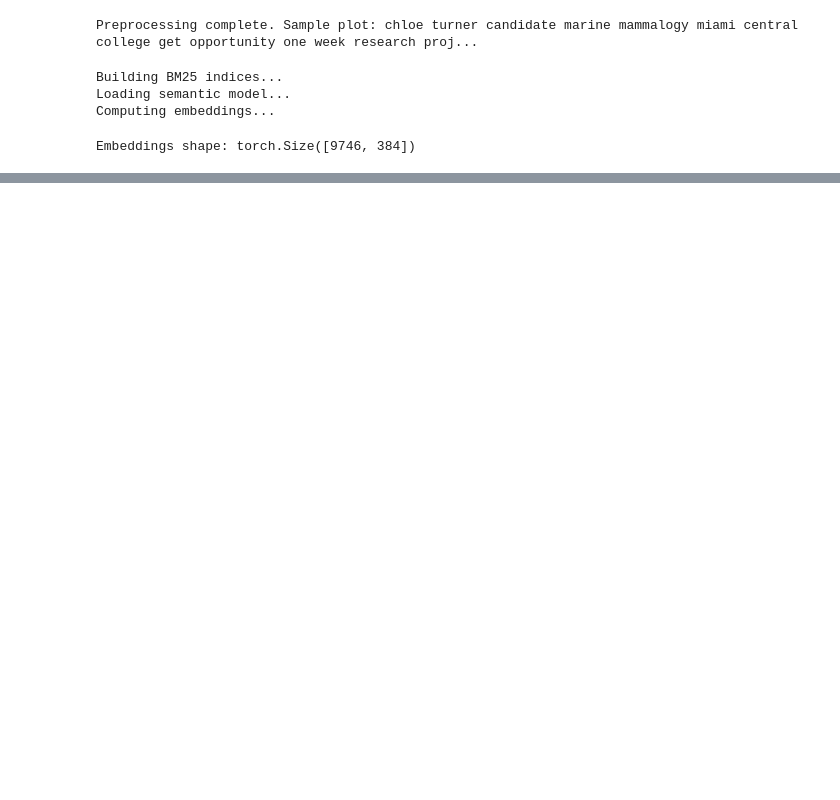
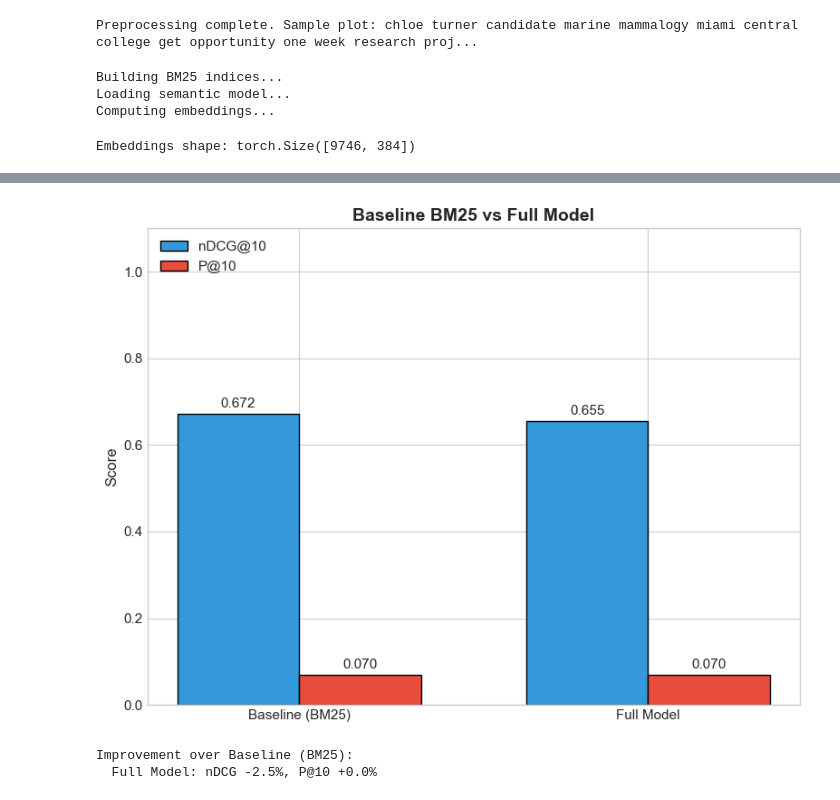
Before and after one commit to TheoXiong7/UIUCinema, a Jupyter notebook: Train.ipynb, the cells around one changed output, grey strips where cells are left out. Saved outputs shown, nothing was run; the diff lists cells and outputs as text; code cells hidden in the pictures; blank space fills up the shorter version.

```diff
--- a/Train.ipynb
+++ b/Train.ipynb
@@ -606,5 +347,5 @@ Model saved to models/ with config: {'alpha': 0.7, 'w_plot': 0.5, 'w_kw': 0.3, '
 # %%
-# Cell 13: Interactive search function for deployment
+# Interactive search function for testing
 def search(query, top_k=10):
     """Production search function."""
     idx, scores = two_stage_search(query, alpha=alpha, stage1_k=200, top_k=top_k, use_prf=True)
@@ -612,16 +353,14 @@ def search(query, top_k=10):
     results['score'] = scores
     return results
 
-# Test
+# quick test
 test_queries = [
-    "A man discovers he can see dead people",
-    "Superhero fights crime in a dark city",
-    "Scientists trapped on an island with dinosaurs"
+    "teenagers singing at school musical",
+    "werewolf supernatural Beacon Hills",
+    "marine biologist studies whales"
 ]
 
 for q in test_queries:
     print(f"\nQuery: {q}")
-    results = search(q, top_k=3)
-    for _, row in results.iterrows():
-        print(f"  {row['movie_title']} ({row['score']:.3f})")
+    print(f"Top relevant: {list(search(q, top_k=5)['movie_title'])}")
 # %% [output]
@@ -641,0 +448,55 @@ Query: Scientists trapped on an island with dinosaurs
+# %%
+# Plot evaluation results as bar graph
+import matplotlib.pyplot as plt
+
+plt.style.use('seaborn-v0_8-whitegrid')
+fig, ax = plt.subplots(figsize=(8, 6))
+
+methods = [r['method'] for r in eval_results]
+ndcg_scores = [r['ndcg@10'] for r in eval_results]
+prec_scores = [r['p@10'] for r in eval_results]
+
+x = np.arange(len(methods))
+width = 0.35
+
+bars1 = ax.bar(x - width/2, ndcg_scores, width, label='nDCG@10', color='#3498db', edgecolor='black')
+bars2 = ax.bar(x + width/2, prec_scores, width, label='P@10', color='#e74c3c', edgecolor='black')
+
+ax.set_ylabel('Score', fontsize=12)
+ax.set_title('Baseline BM25 vs Full Model', fontsize=14, fontweight='bold')
+ax.set_xticks(x)
+ax.set_xticklabels(methods, fontsize=11)
+ax.legend(loc='upper left')
+ax.set_ylim(0, 1.1)
+
+# Add value labels on bars
+for bar in bars1:
+    height = bar.get_height()
+    ax.annotate(f'{height:.3f}',
+                xy=(bar.get_x() + bar.get_width() / 2, height),
+                xytext=(0, 3), textcoords="offset points",
+                ha='center', va='bottom', fontsize=11)
+
+for bar in bars2:
+    height = bar.get_height()
+    ax.annotate(f'{height:.3f}',
+                xy=(bar.get_x() + bar.get_width() / 2, height),
+                xytext=(0, 3), textcoords="offset points",
+                ha='center', va='bottom', fontsize=11)
+
+plt.tight_layout()
+plt.show()
+
+# Print improvement summary
+print("\nImprovement over Baseline (BM25):")
+baseline_ndcg = eval_results[0]['ndcg@10']
+baseline_prec = eval_results[0]['p@10']
+
+r = eval_results[1]
+ndcg_imp = ((r['ndcg@10'] - baseline_ndcg) / baseline_ndcg * 100) if baseline_ndcg > 0 else 0
+prec_imp = ((r['p@10'] - baseline_prec) / baseline_prec * 100) if baseline_prec > 0 else 0
+print(f"  {r['method']}: nDCG {ndcg_imp:+.1f}%, P@10 {prec_imp:+.1f}%")
+# %% [output]
+[figure, added]
+Improvement over Baseline (BM25):
+  Full Model: nDCG -2.5%, P@10 +0.0%
```
Also changed, not shown: parts of 17 cells of this notebook, 6 other files.
